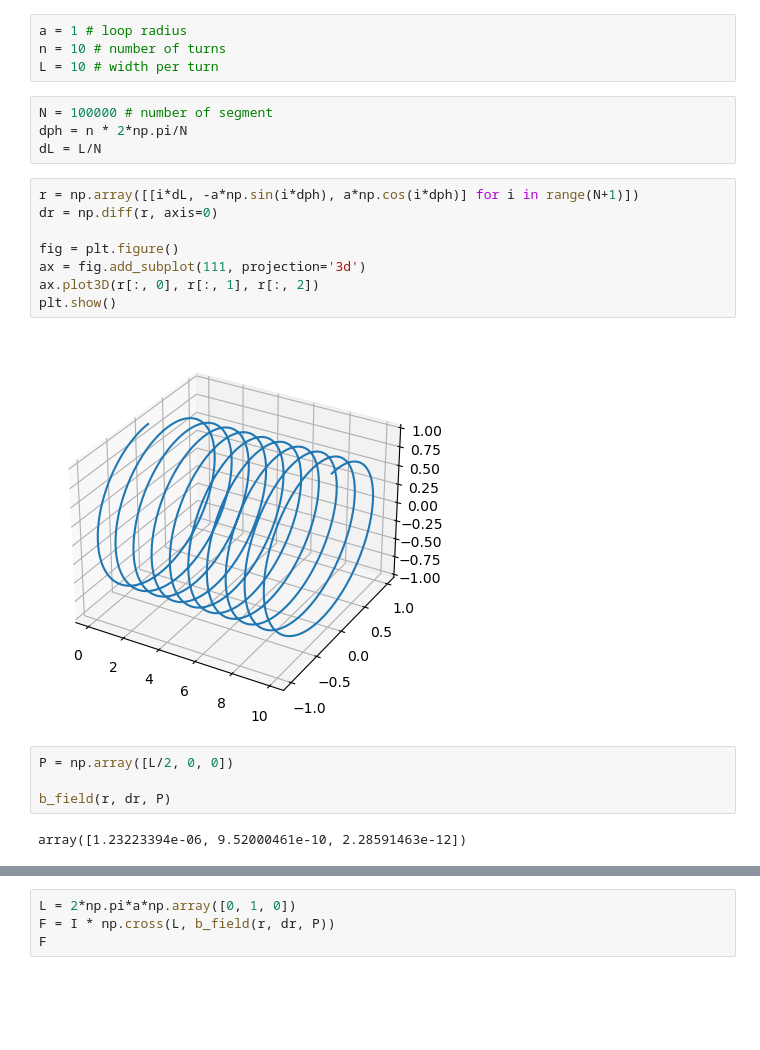
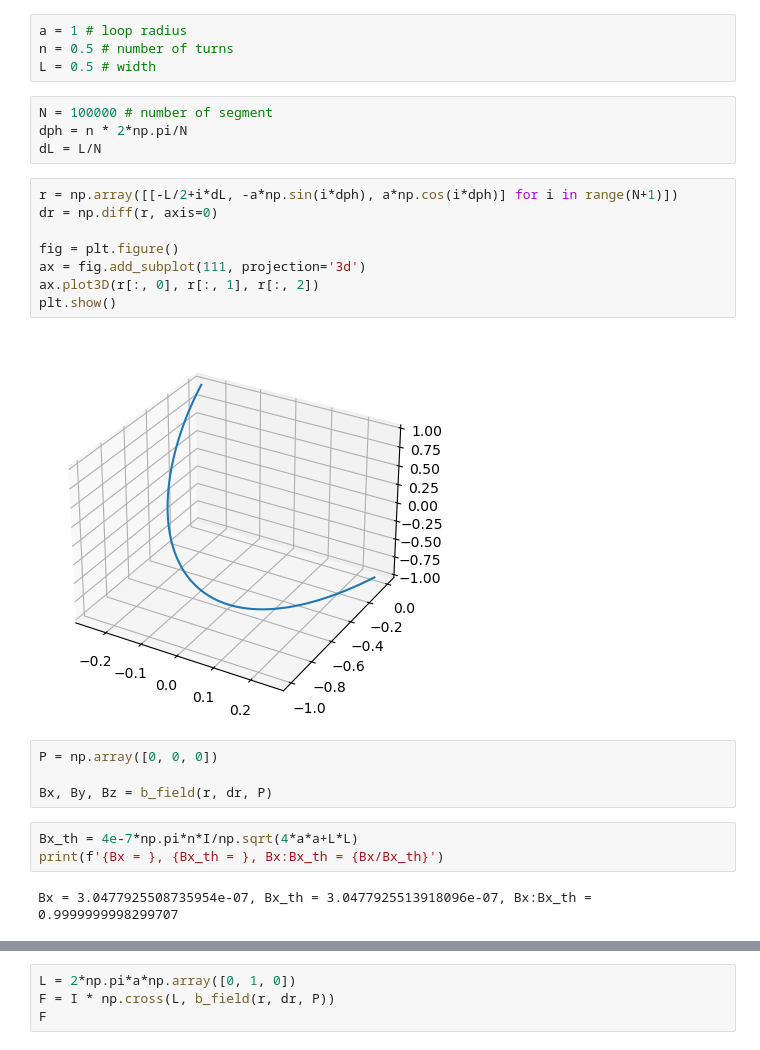
Before and after one commit to bylands/physics, a Jupyter notebook: helmholtz/helmholtz_attraction.ipynb, the cells around one changed output, grey strips where cells are left out. Saved outputs shown, nothing was run; the diff lists cells and outputs as text; blank space fills up the shorter version.

Commit message:
add straight wire and quiver plot

```diff
--- a/helmholtz/helmholtz_attraction.ipynb
+++ b/helmholtz/helmholtz_attraction.ipynb
@@ -17,27 +19,30 @@ def b_field(r, dr, P):
 # %%
 a = 1 # loop radius
-n = 10 # number of turns
-L = 10 # width per turn
+n = 0.5 # number of turns
+L = 0.5 # width
 # %%
 N = 100000 # number of segment
 dph = n * 2*np.pi/N
 dL = L/N
 # %%
-r = np.array([[i*dL, -a*np.sin(i*dph), a*np.cos(i*dph)] for i in range(N+1)])
+r = np.array([[-L/2+i*dL, -a*np.sin(i*dph), a*np.cos(i*dph)] for i in range(N+1)])
 dr = np.diff(r, axis=0)
 
 fig = plt.figure()
 ax = fig.add_subplot(111, projection='3d')
 ax.plot3D(r[:, 0], r[:, 1], r[:, 2])
 plt.show()
 # %% [output]
-[figure, old version]
+[figure, new version]
 # %%
-P = np.array([L/2, 0, 0])
+P = np.array([0, 0, 0])
 
-b_field(r, dr, P)
+Bx, By, Bz = b_field(r, dr, P)
-# %% [output]
-array([1.23223394e-06, 9.52000461e-10, 2.28591463e-12])
+# %%
+Bx_th = 4e-7*np.pi*n*I/np.sqrt(4*a*a+L*L)
+print(f'{Bx = }, {Bx_th = }, Bx:Bx_th = {Bx/Bx_th}')
+# %% [output]
+Bx = 3.0477925508735954e-07, Bx_th = 3.0477925513918096e-07, Bx:Bx_th = 0.9999999998299707
 # %%
 N_points = 100
 xmin = -a/2
```
Also changed, not shown: parts of 11 cells of this notebook.
